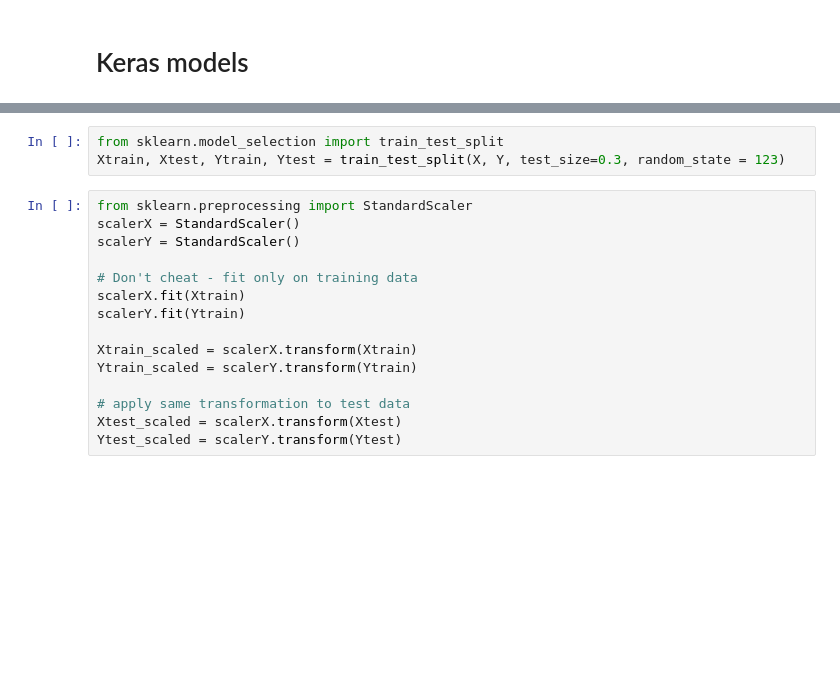
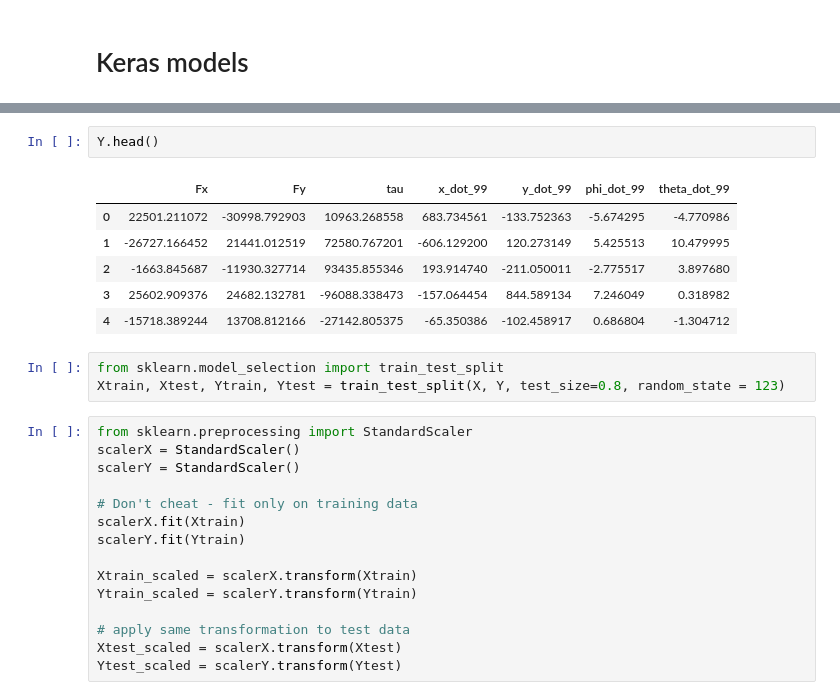
Before and after one commit to oliviatessa/MothMachineLearning, a Jupyter notebook: 002_TrainNN_BigData.ipynb, the cells around one changed output, grey strips where cells are left out. Saved outputs shown, nothing was run; the diff lists cells and outputs as text; blank space fills up the shorter version.

```diff
--- a/002_TrainNN_BigData.ipynb
+++ b/002_TrainNN_BigData.ipynb
@@ -157,6 +170,15 @@ Y = trainDF.loc[:, ["Fx", "Fy", "tau"] ]
+# %%
+Y.head()
+# %% [output]
+|  | Fx | Fy | tau | x_dot_99 | y_dot_99 | phi_dot_99 | theta_dot_99 |
+| 0 | 22501.211072 | -30998.792903 | 10963.268558 | 683.734561 | -133.752363 | -5.674295 | -4.770986 |
+| 1 | -26727.166452 | 21441.012519 | 72580.767201 | -606.129200 | 120.273149 | 5.425513 | 10.479995 |
+| 2 | -1663.845687 | -11930.327714 | 93435.855346 | 193.914740 | -211.050011 | -2.775517 | 3.897680 |
+| 3 | 25602.909376 | 24682.132781 | -96088.338473 | -157.064454 | 844.589134 | 7.246049 | 0.318982 |
+| 4 | -15718.389244 | 13708.812166 | -27142.805375 | -65.350386 | -102.458917 | 0.686804 | -1.304712 |
 # %%
 from sklearn.model_selection import train_test_split
-Xtrain, Xtest, Ytrain, Ytest = train_test_split(X, Y, test_size=0.3, random_state = 123)
+Xtrain, Xtest, Ytrain, Ytest = train_test_split(X, Y, test_size=0.8, random_state = 123)
 # %%
 from sklearn.preprocessing import StandardScaler
 scalerX = StandardScaler()
```
Also changed, not shown: parts of 26 cells of this notebook.
